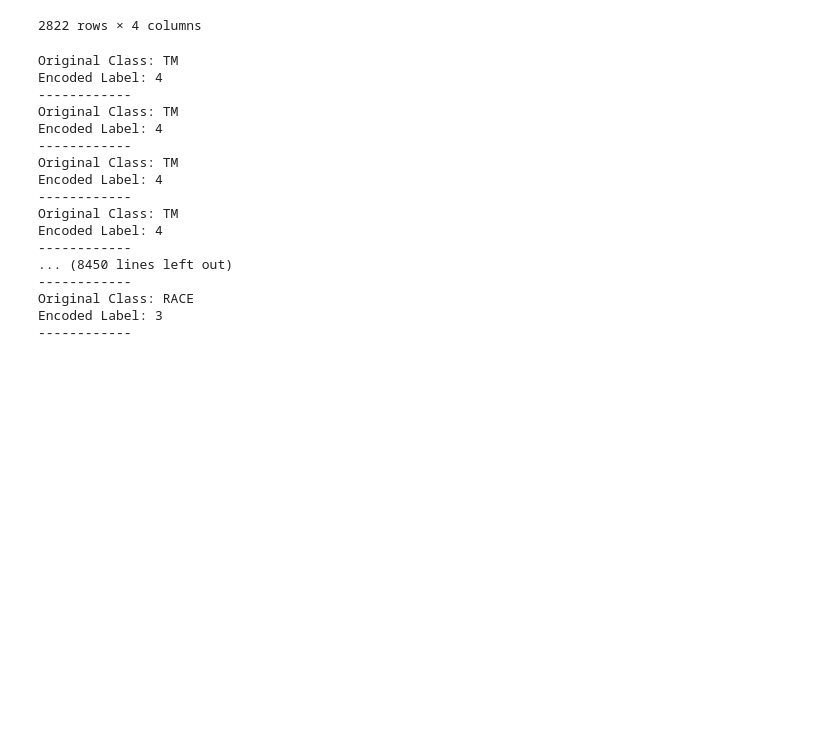
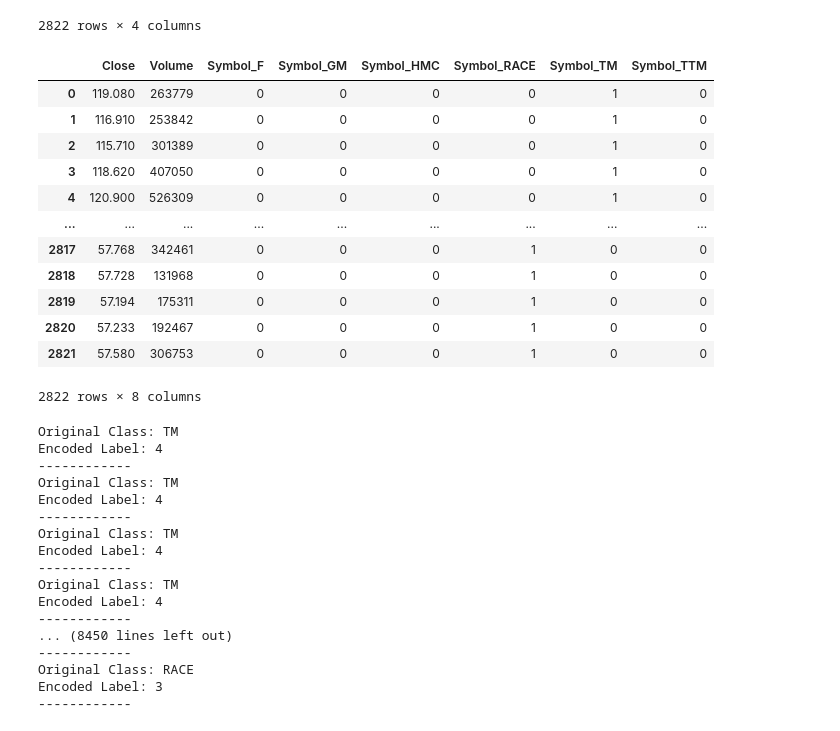
Before and after one commit to jacobdv/pantheon-of-eternity, a Jupyter notebook: model.ipynb, the cells around one changed output. Saved outputs shown, nothing was run; the diff lists cells and outputs as text; code cells hidden in the pictures; blank space fills up the shorter version.

Commit message:
switched to dummy encoding for symbols/tickers but network not working

```diff
--- a/model.ipynb
+++ b/model.ipynb
@@ -46,6 +46,7 @@ preprocess_df
 preprocess_df = preprocess_df.drop(['Unnamed: 0', 'Year', 'Month', 'Day', 'Open', 'High', 'Low', 'Date', 'Good_time_to_Buy', 'Uncertain', 'Bad_time_to_Buy'], axis=1)
 preprocess_df = preprocess_df.reset_index()
 preprocess_df = preprocess_df.drop(['index'], axis=1)
+preprocess_df = preprocess_df.dropna()
 preprocess_df
 # %% [output]
 |  | Symbol | Close | Volume | Relative |
@@ -61,6 +62,26 @@ preprocess_df
 | 2820 | RACE | 57.233 | 192467 | 137.0 |
 | 2821 | RACE | 57.580 | 306753 | 137.0 |
 2822 rows × 4 columns
+# %%
+X_df = preprocess_df[['Symbol', 'Close', 'Volume']]
+
+data_binary_encoded = pd.get_dummies(X_df)
+data_binary_encoded = data_binary_encoded.dropna()
+data_binary_encoded
+# %% [output]
+|  | Close | Volume | Symbol_F | Symbol_GM | Symbol_HMC | Symbol_RACE | Symbol_TM | Symbol_TTM |
+| 0 | 119.080 | 263779 | 0 | 0 | 0 | 0 | 1 | 0 |
+| 1 | 116.910 | 253842 | 0 | 0 | 0 | 0 | 1 | 0 |
+| 2 | 115.710 | 301389 | 0 | 0 | 0 | 0 | 1 | 0 |
+| 3 | 118.620 | 407050 | 0 | 0 | 0 | 0 | 1 | 0 |
+| 4 | 120.900 | 526309 | 0 | 0 | 0 | 0 | 1 | 0 |
+| ... | ... | ... | ... | ... | ... | ... | ... | ... |
+| 2817 | 57.768 | 342461 | 0 | 0 | 0 | 1 | 0 | 0 |
+| 2818 | 57.728 | 131968 | 0 | 0 | 0 | 1 | 0 | 0 |
+| 2819 | 57.194 | 175311 | 0 | 0 | 0 | 1 | 0 | 0 |
+| 2820 | 57.233 | 192467 | 0 | 0 | 0 | 1 | 0 | 0 |
+| 2821 | 57.580 | 306753 | 0 | 0 | 0 | 1 | 0 | 0 |
+2822 rows × 8 columns
 # %%
 #One Hot Encoder Ticker Symbol
 # Step 0: Reformat data
```
Also changed, not shown: parts of 12 cells of this notebook.
